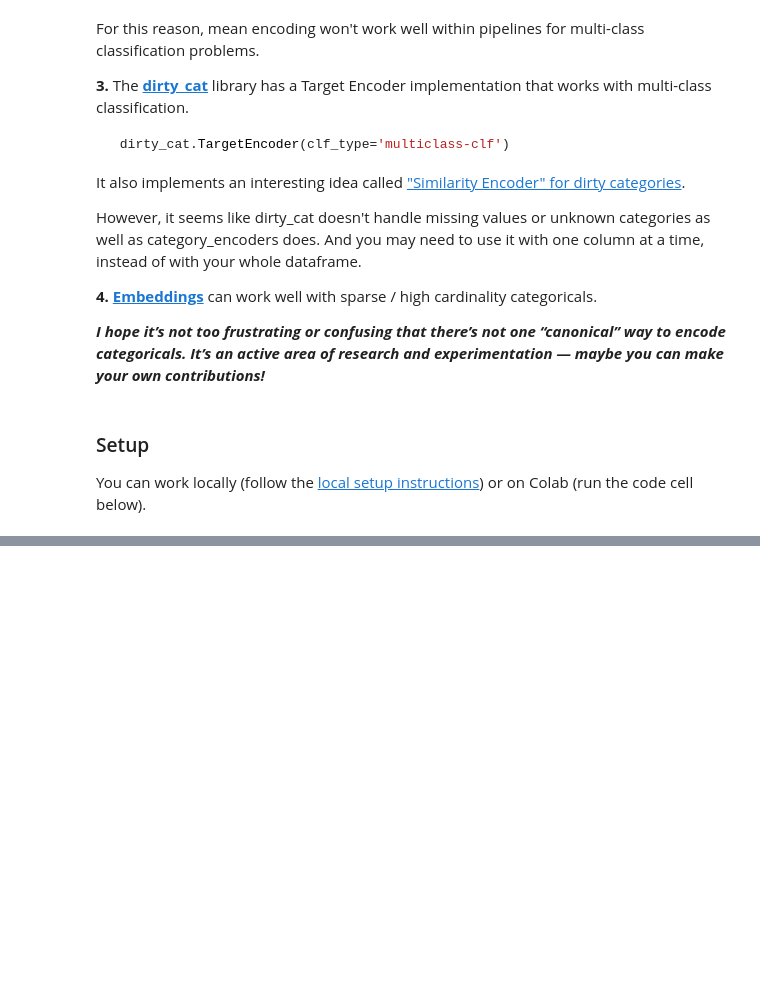
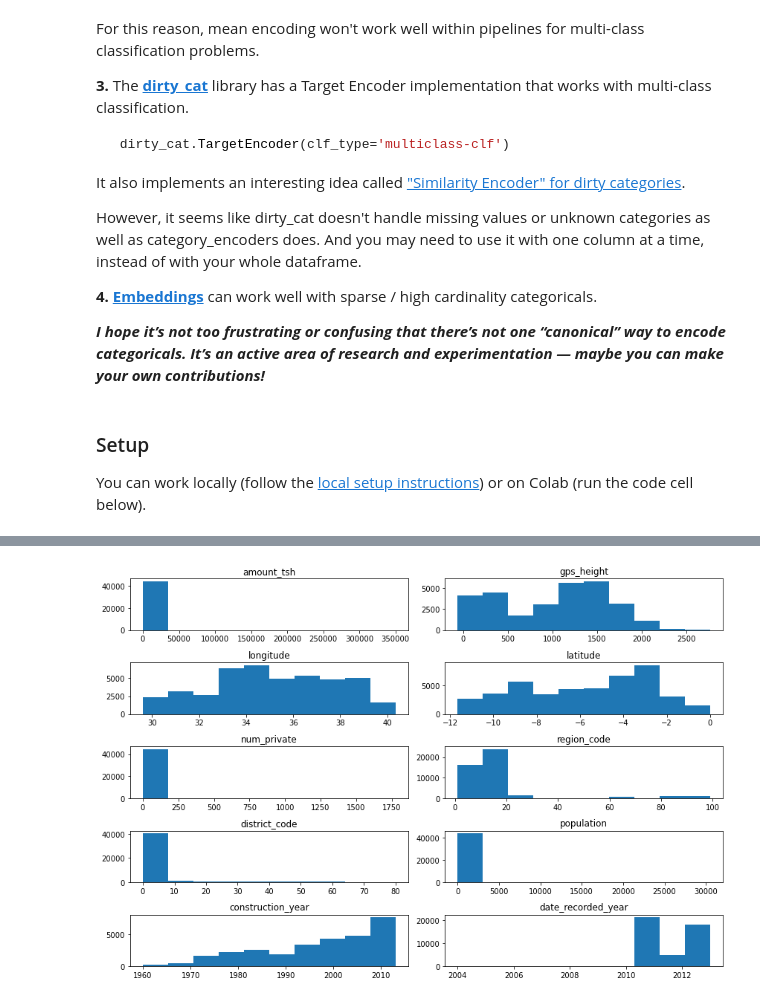
Before and after one commit to bloominstituteoftechnology/DS-Unit-2-Kaggle-Challenge, a Jupyter notebook: module2-random-forests/LS_DS_222_assignment.ipynb, the cells around one changed output, grey strips where cells are left out. Drawn from its saved outputs; the diff is of its cells as text; code cells hidden in the pictures; blank space fills up the shorter version.

```diff
--- a/module2-random-forests/LS_DS_222_assignment.ipynb
+++ b/module2-random-forests/LS_DS_222_assignment.ipynb
@@ -130,0 +140,32 @@ train.shape, test.shape
+# %%
+def wrangle (df):
+    # Prevent warning
+    df = df.copy()
+
+    # Date time conversion
+    df['date_recorded'] = pd.to_datetime(df['date_recorded'])
+    df['date_recorded_year'] = df['date_recorded'].dt.year
+    df['date_recorded_month'] = df['date_recorded'].dt.month
+    df['date_recorded_day'] = df['date_recorded'].dt.day
+
+    # Deal with outliers
+#     df['population'] =
+#     df['num_private'] = might as well be tossed if all non-zeros are trimmed
+#     df['amount_tsh'] =
+
+    # Fix zeros
+    def fix_zeros (col):
+        df[col][df[col]==0] = np.NaN
+
+    fix_zeros('longitude')
+    fix_zeros('latitude')
+    fix_zeros('construction_year')
+    fix_zeros('gps_height')
+
+    # select dropped cols and return
+    drops = ['date_recorded','id','recorded_by', 'wpt_name']
+    return df.drop(columns=drops)
+
+train_wrangled = wrangle(train)
+val_wrangled = wrangle(val)
+test_wrangled = wrangle(test)
@@ -130,0 +205,14 @@ train.shape, test.shape
+# %%
+fig, axs = plt.subplots(5,2)
+col = 0
+cols = train_wrangled.describe().columns
+for ax_row in axs:
+    for ax in ax_row:
+        fig.sca(ax)
+        plt.hist(train_wrangled[cols[col]])
+        ax.set_title(cols[col])
+        col+=1
+fig.tight_layout(rect=(0,0,2,2))
+#Need to drop id, fix zero long + lat, fix zero in Construction year, trim outliers in population, num_private
+# %% [output]
+[figure, added]
```
Also changed, not shown: parts of 22 cells of this notebook, 1 other file.
